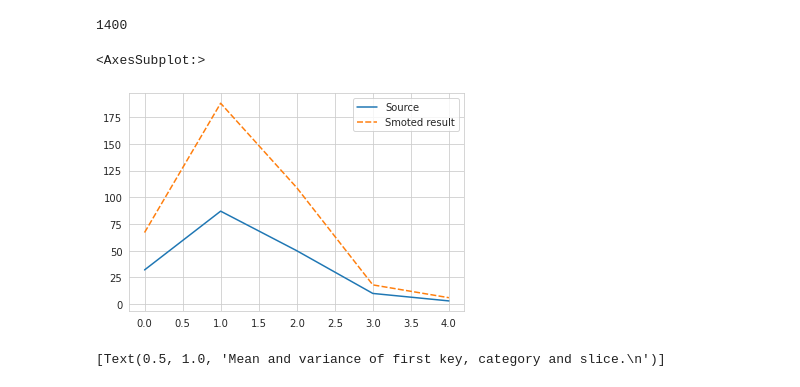
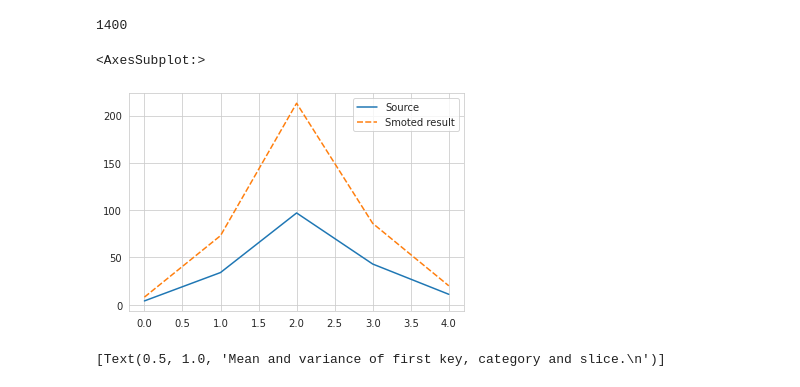
Before and after one commit to ccberg/LA, a Jupyter notebook: books/tvla/t_test.ipynb, the cells around one changed output. Drawn from its saved outputs; the diff is of its cells as text; code cells hidden in the pictures.

Commit message:
Chi2 on ASCAD

```diff
--- a/books/tvla/t_test.ipynb
+++ b/books/tvla/t_test.ipynb
@@ -174,21 +180,21 @@ obs_default = get_num_observations(ct_default)
 obs_mask = get_num_observations(ct_mask)
 obs_random = get_num_observations(ct_random)
 # %%
-cts = CTableStore(ascad.masked.profile, SMOTE_LEVEL, 1)
+cts = CTableStore(ascad.masked.profile, SMOTE_LEVEL, 2)
 
 test_sample_pt = np.array([i[0] for i in cts.slices[0][0][0]])
 test_sample_pt_smote = np.array([i[0] for i in np.array(smote(cts.slices[0], 400)[0][0])])
 
 assert min(test_sample_pt) == min(test_sample_pt_smote)
 assert max(test_sample_pt) == max(test_sample_pt_smote)
 
 bc_spt = np.bincount(test_sample_pt + 128)[-5:]
 bc_spt_s = np.bincount(test_sample_pt_smote)[-5:]
 
 sns.lineplot(data=pd.DataFrame(zip(bc_spt, bc_spt_s), columns=["Source", "Smoted result"]))
 # %% [output]
 <AxesSubplot:>
-[figure, old version]
+[figure, new version]
 # %%
 g = sns.lineplot(data=pd.DataFrame(mv_default[0][0][0], columns=["Mean", "Variance"]))
 g.set(title="Mean and variance of first key, category and slice.\n")
```
Also changed, not shown: parts of 35 cells of this notebook, 2 other files.
